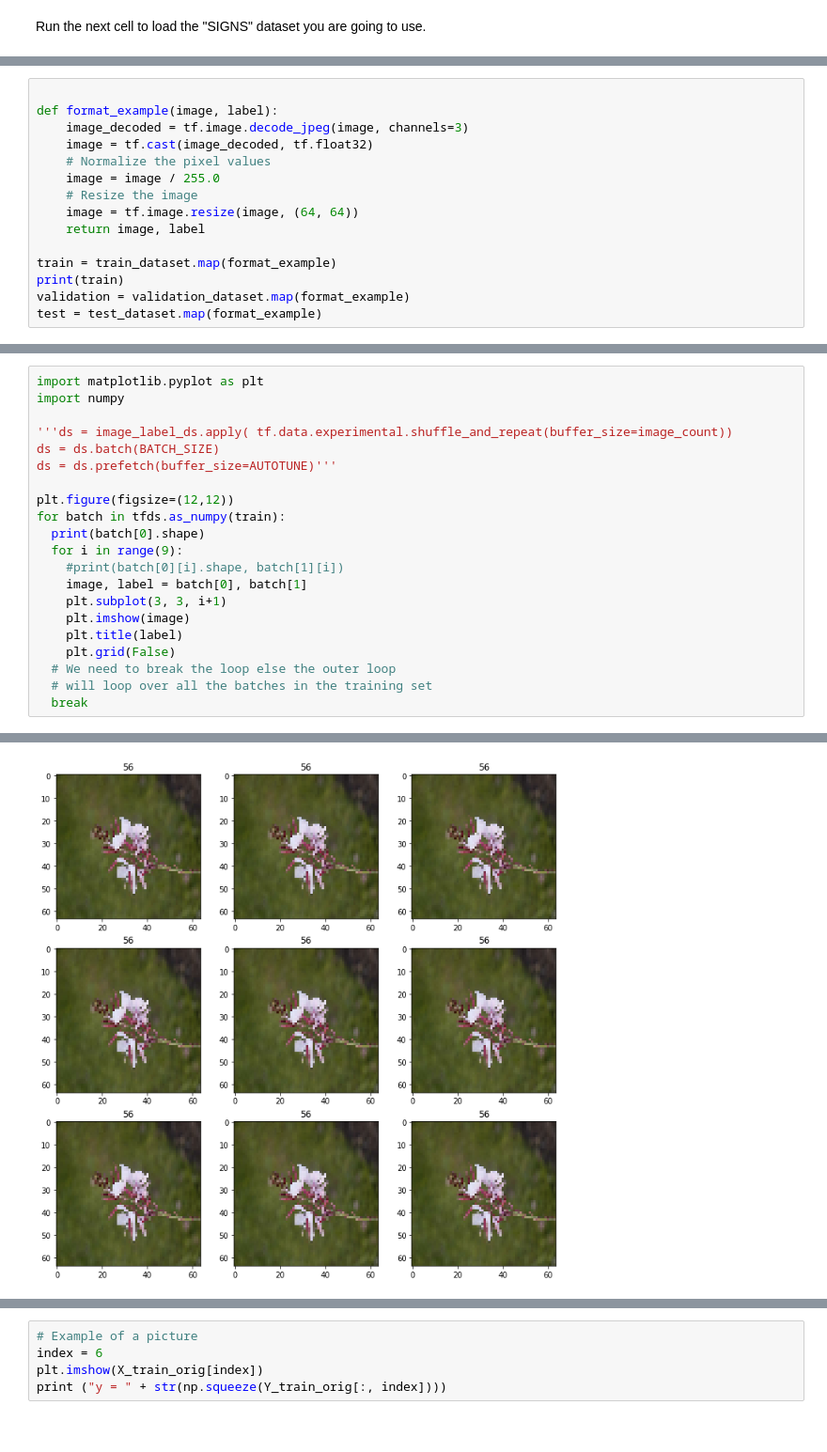
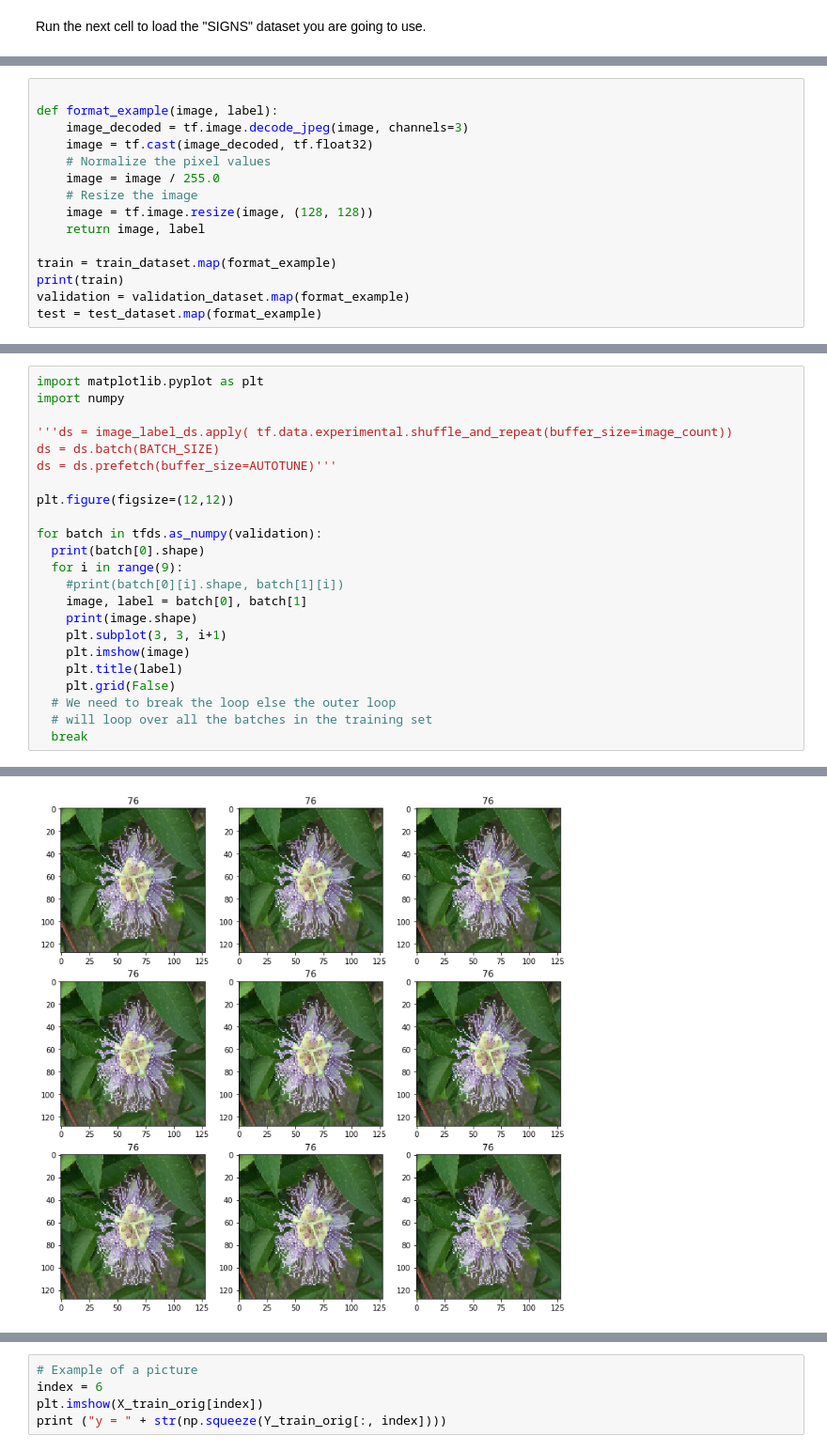
Before and after one commit to anshudaur/TensorFlowProjects, a Jupyter notebook: Convolution_model_Application_OxfordFlowerDataset.ipynb, the cells around one changed output, grey strips where cells are left out. Shown at 94% size. Saved outputs shown, nothing was run; the diff lists cells and outputs as text.

```diff
--- a/Convolution_model_Application_OxfordFlowerDataset.ipynb
+++ b/Convolution_model_Application_OxfordFlowerDataset.ipynb
@@ -89,7 +83,7 @@ def format_example(image, label):
     # Normalize the pixel values
     image = image / 255.0
     # Resize the image
-    image = tf.image.resize(image, (64, 64))
+    image = tf.image.resize(image, (128, 128))
     return image, label
 
 train = train_dataset.map(format_example)
@@ -130,11 +124,13 @@ ds = ds.batch(BATCH_SIZE)
 ds = ds.prefetch(buffer_size=AUTOTUNE)'''
 
 plt.figure(figsize=(12,12))
-for batch in tfds.as_numpy(train):
+
+for batch in tfds.as_numpy(validation):
   print(batch[0].shape)
   for i in range(9):
     #print(batch[0][i].shape, batch[1][i])
     image, label = batch[0], batch[1]
+    print(image.shape)
     plt.subplot(3, 3, i+1)
     plt.imshow(image)
     plt.title(label)
@@ -147,4 +152,4 @@ for batch in tfds.as_numpy(train):
-[figure, old version]
+[figure, new version]
 # %% [markdown]
 As a reminder, the SIGNS dataset is a collection of 6 signs representing numbers from 0 to 5.
 
```
Also changed, not shown: parts of 6 cells of this notebook.
